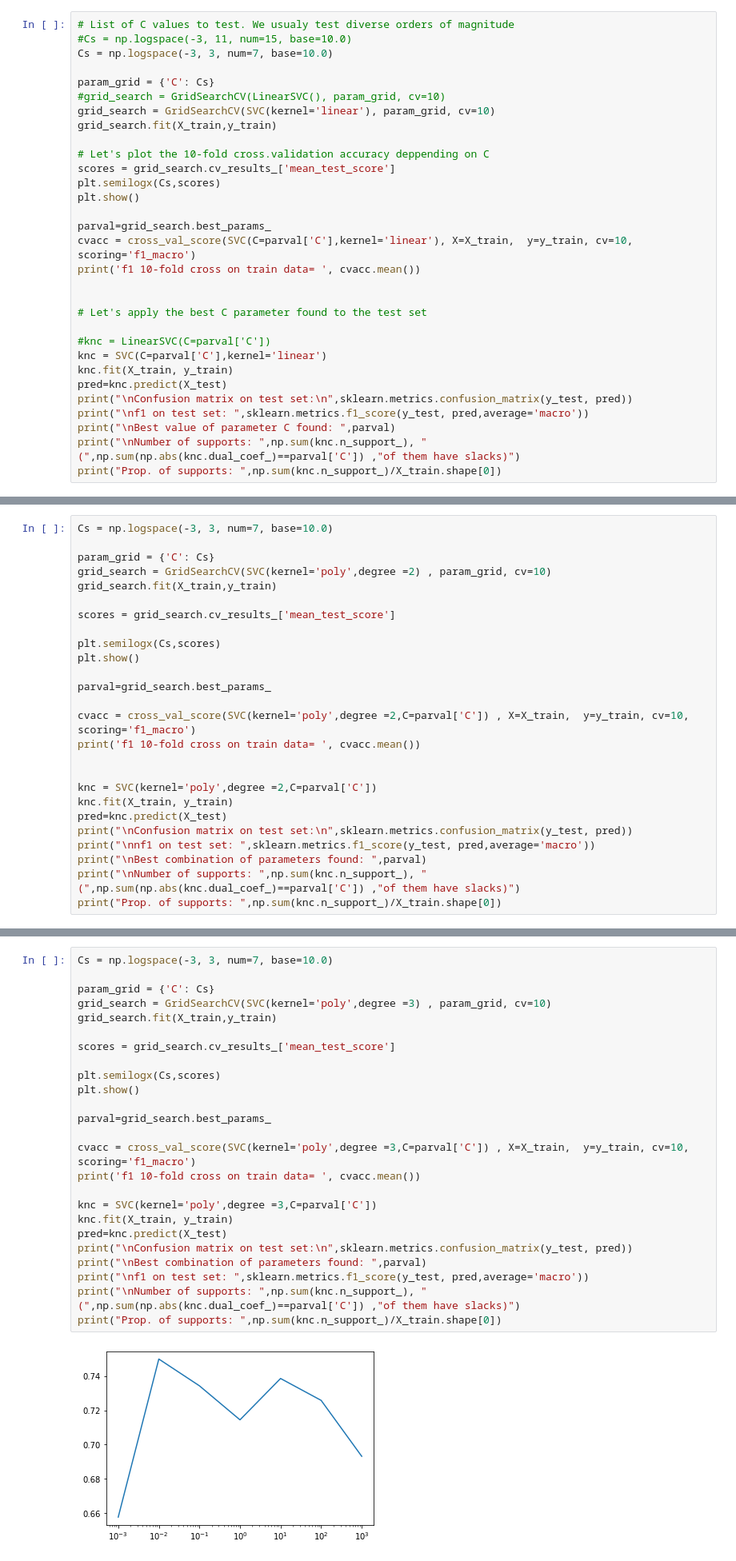
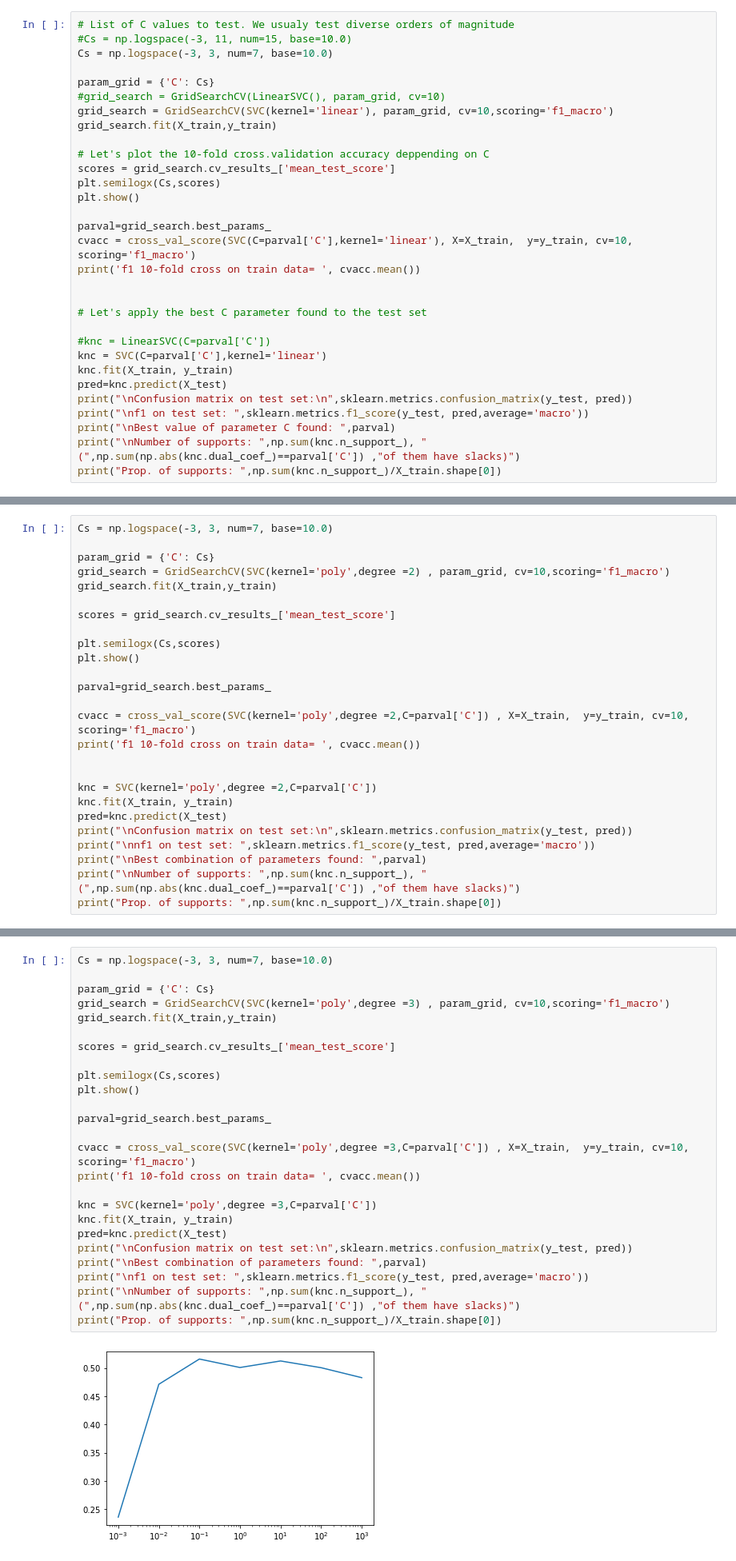
Before and after one commit to FerranAgulloLopez/DataMiningHousePrices, a Jupyter notebook: scripts/SVM .ipynb, the cells around one changed output, grey strips where cells are left out. Shown at 80% size. Cells and saved outputs as stored; diff of their text form.

```diff
--- a/scripts/SVM .ipynb
+++ b/scripts/SVM .ipynb
@@ -85,7 +85,7 @@ Cs = np.logspace(-3, 3, num=7, base=10.0)
 
 param_grid = {'C': Cs}
 #grid_search = GridSearchCV(LinearSVC(), param_grid, cv=10)
-grid_search = GridSearchCV(SVC(kernel='linear'), param_grid, cv=10)
+grid_search = GridSearchCV(SVC(kernel='linear'), param_grid, cv=10,scoring='f1_macro')
 grid_search.fit(X_train,y_train)
 
 # Let's plot the 10-fold cross.validation accuracy deppending on C
@@ -147,7 +147,7 @@ f1 on test set:  0.5942874312115786
 Cs = np.logspace(-3, 3, num=7, base=10.0)
 
 param_grid = {'C': Cs}
-grid_search = GridSearchCV(SVC(kernel='poly',degree =2) , param_grid, cv=10)
+grid_search = GridSearchCV(SVC(kernel='poly',degree =2) , param_grid, cv=10,scoring='f1_macro')
 grid_search.fit(X_train,y_train)
 
 scores = grid_search.cv_results_['mean_test_score']
@@ -204,27 +204,27 @@ f1 on test set:  0.5478003000583646
 # %%
 Cs = np.logspace(-3, 3, num=7, base=10.0)
 
 param_grid = {'C': Cs}
-grid_search = GridSearchCV(SVC(kernel='poly',degree =3) , param_grid, cv=10)
+grid_search = GridSearchCV(SVC(kernel='poly',degree =3) , param_grid, cv=10,scoring='f1_macro')
 grid_search.fit(X_train,y_train)
 
 scores = grid_search.cv_results_['mean_test_score']
 
 plt.semilogx(Cs,scores)
 plt.show()
 
 parval=grid_search.best_params_
 
 cvacc = cross_val_score(SVC(kernel='poly',degree =3,C=parval['C']) , X=X_train,  y=y_train, cv=10, scoring='f1_macro')
 print('f1 10-fold cross on train data= ', cvacc.mean())
 
 knc = SVC(kernel='poly',degree =3,C=parval['C'])
 knc.fit(X_train, y_train)
 pred=knc.predict(X_test)
 print("\nConfusion matrix on test set:\n",sklearn.metrics.confusion_matrix(y_test, pred))
 print("\nBest combination of parameters found: ",parval)
 print("\nf1 on test set: ",sklearn.metrics.f1_score(y_test, pred,average='macro'))
 print("\nNumber of supports: ",np.sum(knc.n_support_), "(",np.sum(np.abs(knc.dual_coef_)==parval['C']) ,"of them have slacks)")
 print("Prop. of supports: ",np.sum(knc.n_support_)/X_train.shape[0])
 # %% [output]
-[figure, old version]
+[figure, new version]
```
Also changed, not shown: parts of 17 cells of this notebook.
